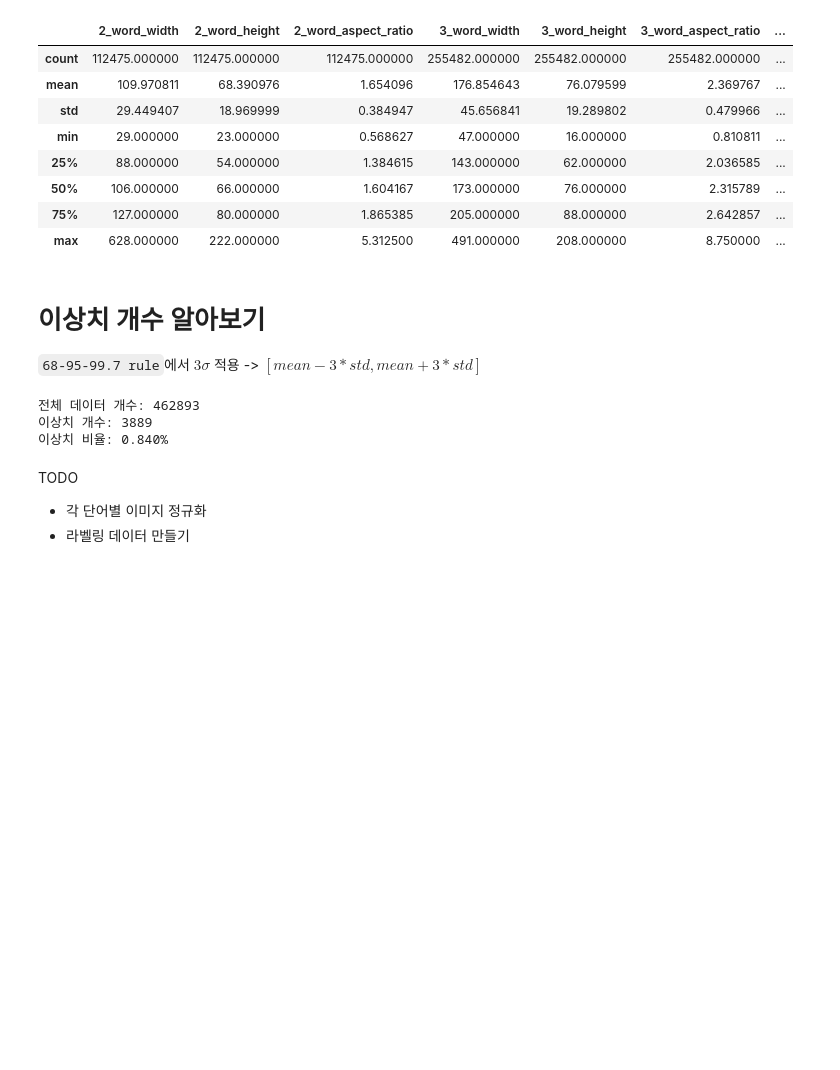
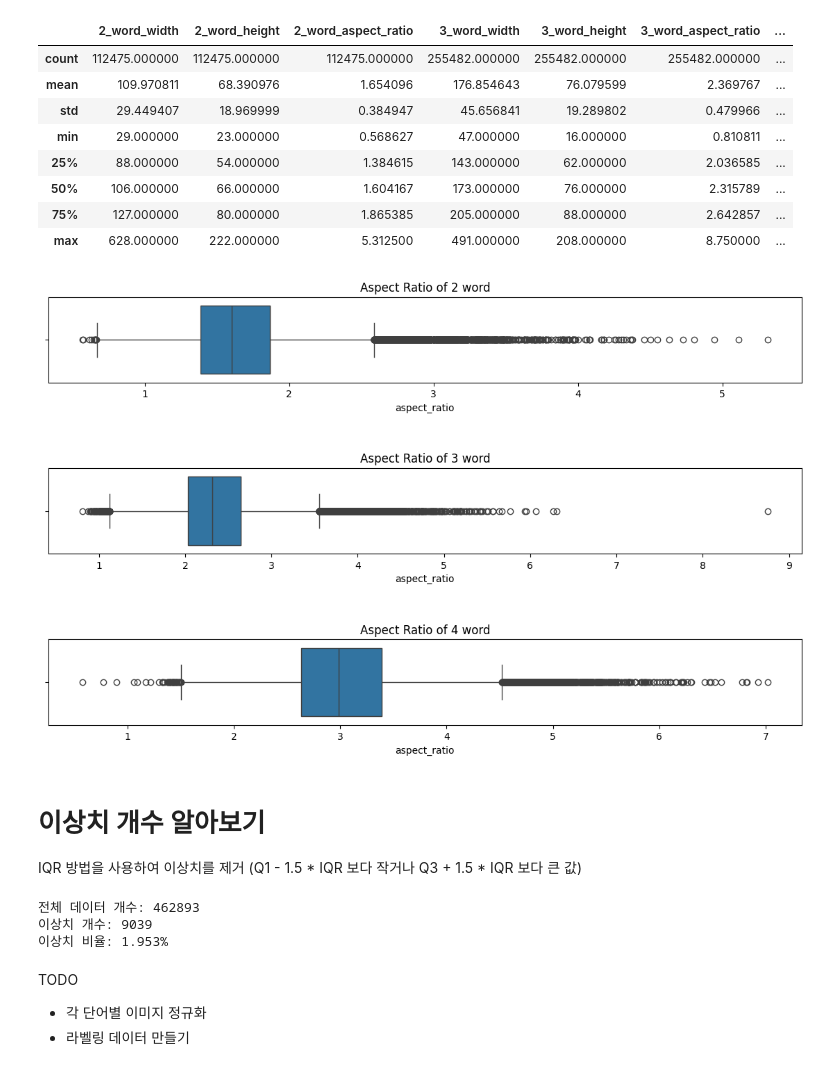
Before and after one commit to jsh00325/Handwriting_Classification, a Jupyter notebook: 06-remove_outlier.ipynb, the cells around one changed output. Cells and saved outputs as stored; diff of their text form; code cells hidden in the pictures; blank space fills up the shorter version.

Commit message:
fix: Apply Outlier by IQR

```diff
--- a/06-remove_outlier.ipynb
+++ b/06-remove_outlier.ipynb
@@ -50,7 +51,3 @@ static_df
 | 50% | 106.000000 | 66.000000 | 1.604167 | 173.000000 | 76.000000 | 2.315789 | ... |
 | 75% | 127.000000 | 80.000000 | 1.865385 | 205.000000 | 88.000000 | 2.642857 | ... |
 | max | 628.000000 | 222.000000 | 5.312500 | 491.000000 | 208.000000 | 8.750000 | ... |
-# %% [markdown]
-# 이상치 개수 알아보기
-
-`68-95-99.7 rule`에서 $3\sigma$ 적용 -> $[mean - 3 * std, mean + 3 * std]$
@@ -59,0 +54,16 @@ aspect_ratio_std_dict = {2: static_df['2_word_aspect_ratio']['std'], 3: static_d
+# %%
+f, ax = plt.subplots(3, 1, figsize=(14, 8))
+
+word_len = [2, 3, 4]
+for i, len in enumerate(word_len) :
+    sns.boxplot(word_data[word_data['word_len'] == len]['aspect_ratio'], ax=ax[i], orient='h')
+    ax[i].set_title('Aspect Ratio of ' + str(len) + ' word')
+
+plt.subplots_adjust(hspace=1)
+plt.show()
+# %% [output]
+[figure, added]
+# %% [markdown]
+# 이상치 개수 알아보기
+
+IQR 방법을 사용하여 이상치를 제거 (Q1 - 1.5 * IQR 보다 작거나 Q3 + 1.5 * IQR 보다 큰 값)
@@ -66,16 +83,16 @@ def is_outlier(row) :
 # %%
 word_data['is_outlier'] = word_data.apply(is_outlier, axis=1)
 # %%
-data_count = len(word_data)
-outlier_count = len(word_data[word_data['is_outlier'] == True])
+data_count = word_data.shape[0]
+outlier_count = word_data[word_data['is_outlier'] == True].shape[0]
 
 print('전체 데이터 개수:', data_count)
 print('이상치 개수:', outlier_count)
 print('이상치 비율: {:.3f}%'.format(outlier_count / data_count * 100))
 # %% [output]
 전체 데이터 개수: 462893
-이상치 개수: 3889
-이상치 비율: 0.840%
+이상치 개수: 9039
+이상치 비율: 1.953%
 # %% [markdown]
 TODO
 * 각 단어별 이미지 정규화
```
Also changed, not shown: parts of 4 cells of this notebook, 1 other file.
